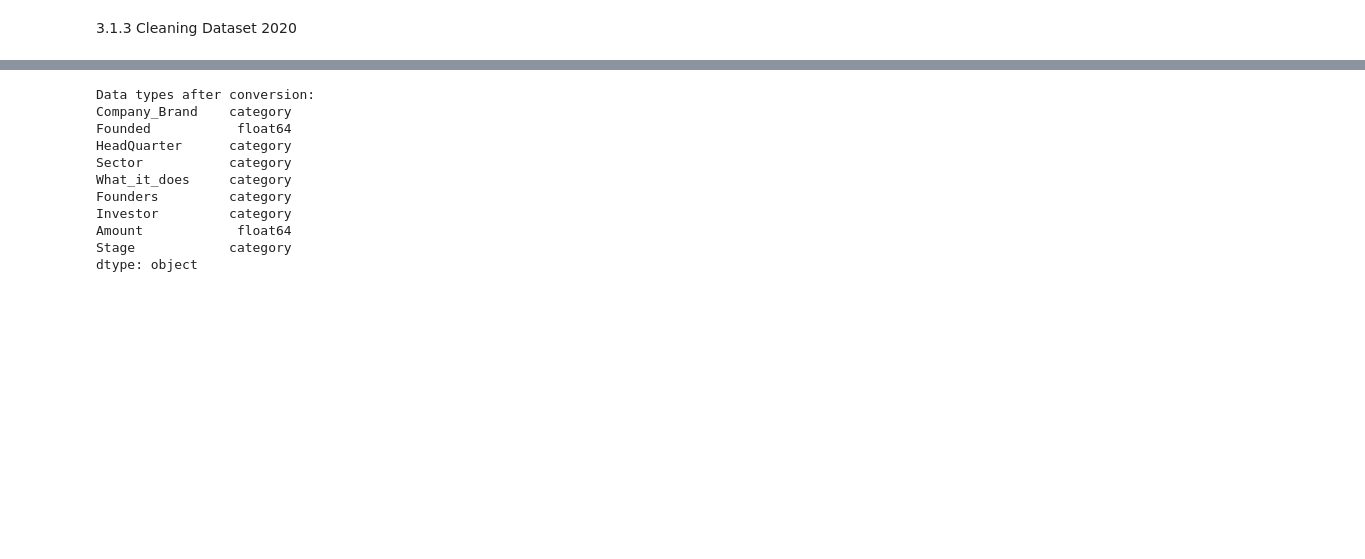
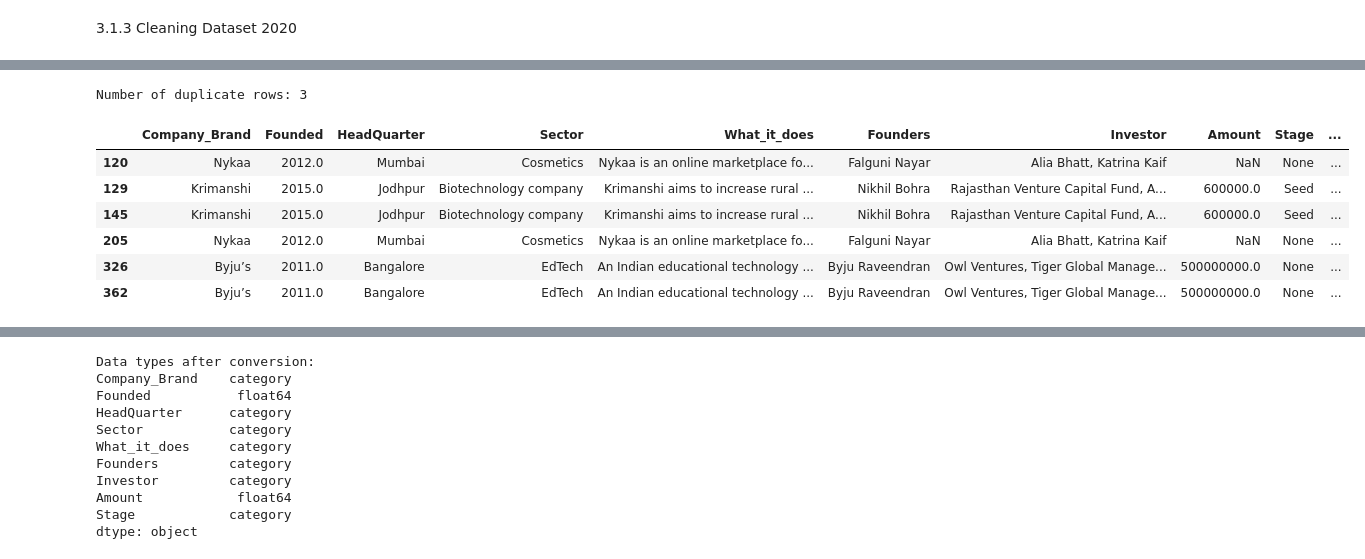
Before and after one commit to BamBamOguns/CA_First_Project_LP1, a Jupyter notebook: Notebooks/main.ipynb, the cells around one changed output, grey strips where cells are left out. Saved outputs shown, nothing was run; the diff lists cells and outputs as text; code cells hidden in the pictures; blank space fills up the shorter version.

```diff
--- a/Notebooks/main.ipynb
+++ b/Notebooks/main.ipynb
@@ -1097,0 +1019,22 @@ For the percentages with tens and hundreds values (Investor, Amount and Stage),
+# %%
+# Checking for duplicate rows in the DataFrame
+
+# Check for duplicate rows
+duplicates = data_2020.duplicated()
+
+# Count duplicate rows
+num_duplicates = duplicates.sum()
+print(f"Number of duplicate rows: {num_duplicates}")
+# %% [output]
+Number of duplicate rows: 3
+# %%
+# Viewing the duplicated rows
+data_2020[data_2020.duplicated(keep = False)]
+# %% [output]
+|  | Company_Brand | Founded | HeadQuarter | Sector | What_it_does | Founders | Investor | Amount | Stage | ... |
+| 120 | Nykaa | 2012.0 | Mumbai | Cosmetics | Nykaa is an online marketplace fo... | Falguni Nayar | Alia Bhatt, Katrina Kaif | NaN | None | ... |
+| 129 | Krimanshi | 2015.0 | Jodhpur | Biotechnology company | Krimanshi aims to increase rural ... | Nikhil Bohra | Rajasthan Venture Capital Fund, A... | 600000.0 | Seed | ... |
+| 145 | Krimanshi | 2015.0 | Jodhpur | Biotechnology company | Krimanshi aims to increase rural ... | Nikhil Bohra | Rajasthan Venture Capital Fund, A... | 600000.0 | Seed | ... |
+| 205 | Nykaa | 2012.0 | Mumbai | Cosmetics | Nykaa is an online marketplace fo... | Falguni Nayar | Alia Bhatt, Katrina Kaif | NaN | None | ... |
+| 326 | Byju’s | 2011.0 | Bangalore | EdTech | An Indian educational technology ... | Byju Raveendran | Owl Ventures, Tiger Global Manage... | 500000000.0 | None | ... |
+| 362 | Byju’s | 2011.0 | Bangalore | EdTech | An Indian educational technology ... | Byju Raveendran | Owl Ventures, Tiger Global Manage... | 500000000.0 | None | ... |
```
Also changed, not shown: parts of 128 cells of this notebook.
